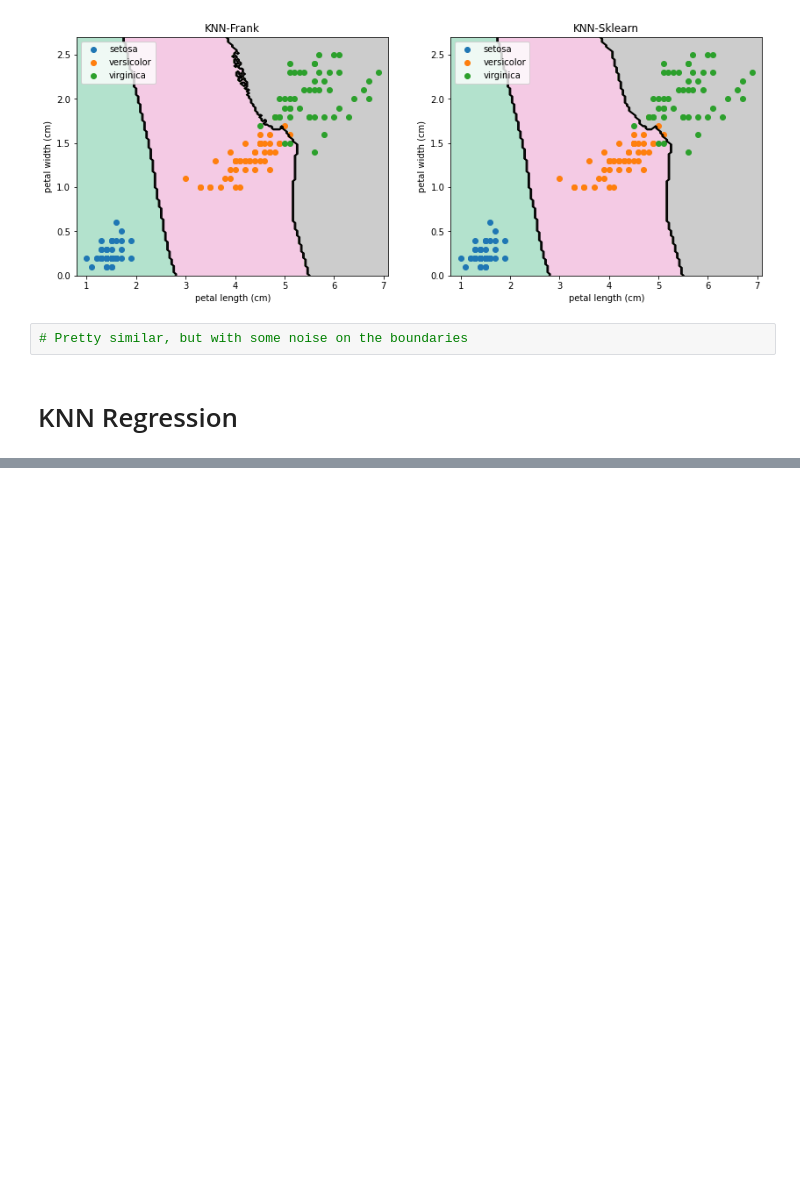
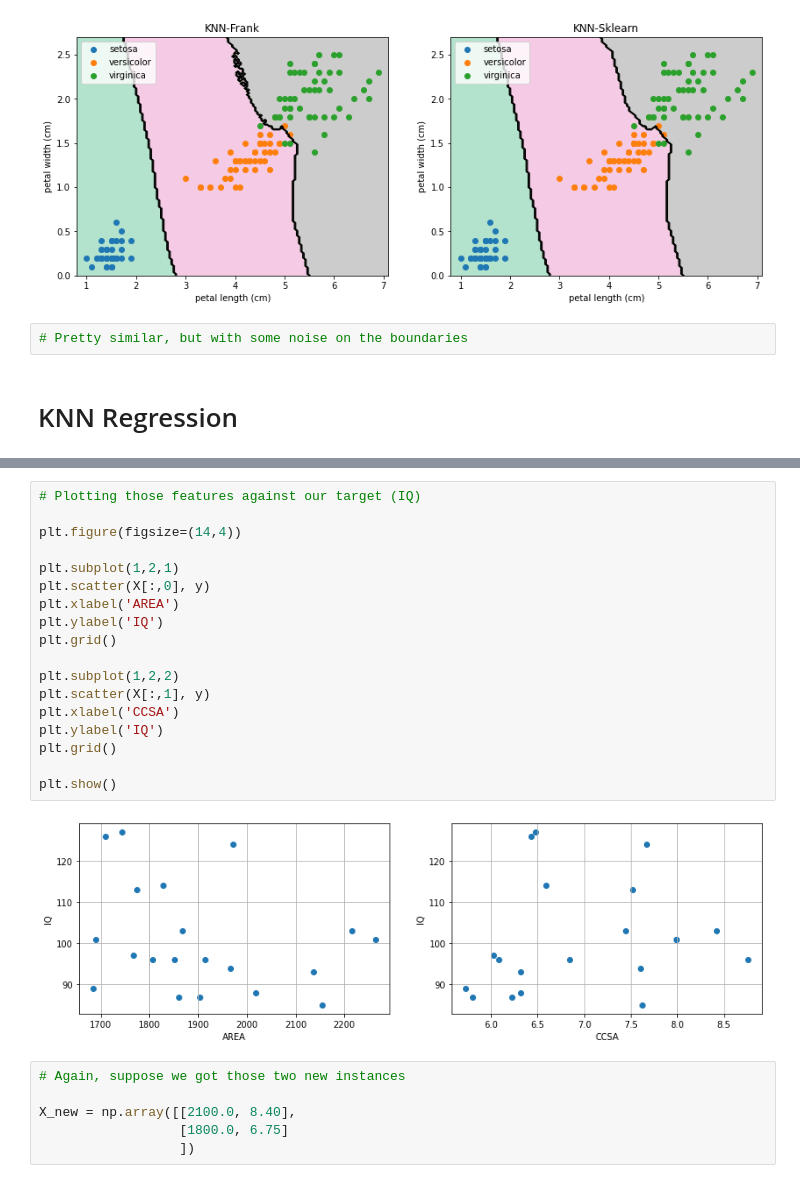
Before and after one commit to franklinzppa/ml-models, a Jupyter notebook: knn.ipynb, the cells around one changed output, grey strips where cells are left out. Cells and saved outputs as stored; diff of their text form; blank space fills up the shorter version.

```diff
--- a/knn.ipynb
+++ b/knn.ipynb
@@ -226,2 +230,28 @@ y = data['IQ'].to_numpy()
+# %%
+# Plotting those features against our target (IQ)
+
+plt.figure(figsize=(14,4))
+
+plt.subplot(1,2,1)
+plt.scatter(X[:,0], y)
+plt.xlabel('AREA')
+plt.ylabel('IQ')
+plt.grid()
+
+plt.subplot(1,2,2)
+plt.scatter(X[:,1], y)
+plt.xlabel('CCSA')
+plt.ylabel('IQ')
+plt.grid()
+
+plt.show()
+# %% [output]
+[figure, added]
+# %%
+# Again, suppose we got those two new instances
+
+X_new = np.array([[2100.0, 8.40],
+                  [1800.0, 6.75]
+                  ])
 # %%
 plt.scatter(X[:,0], X[:,1], c=y)
```
Also changed, not shown: parts of 28 cells of this notebook.
